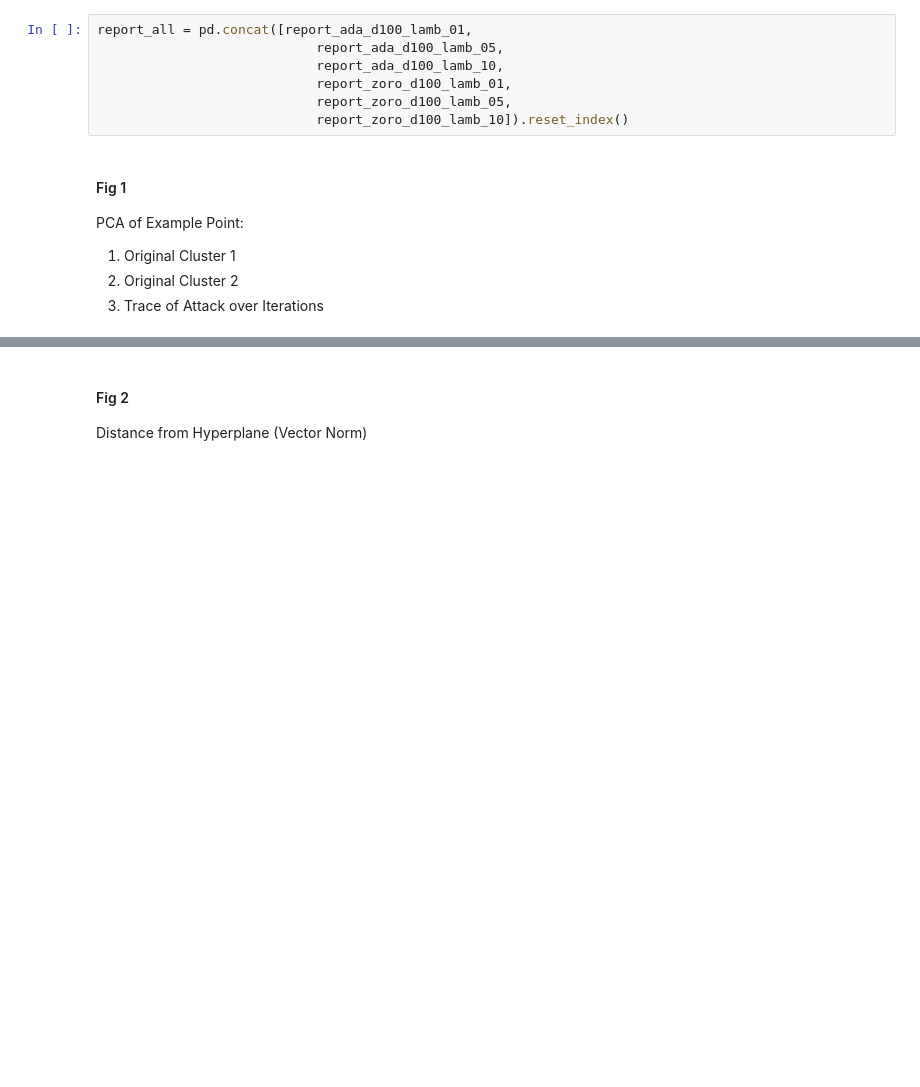
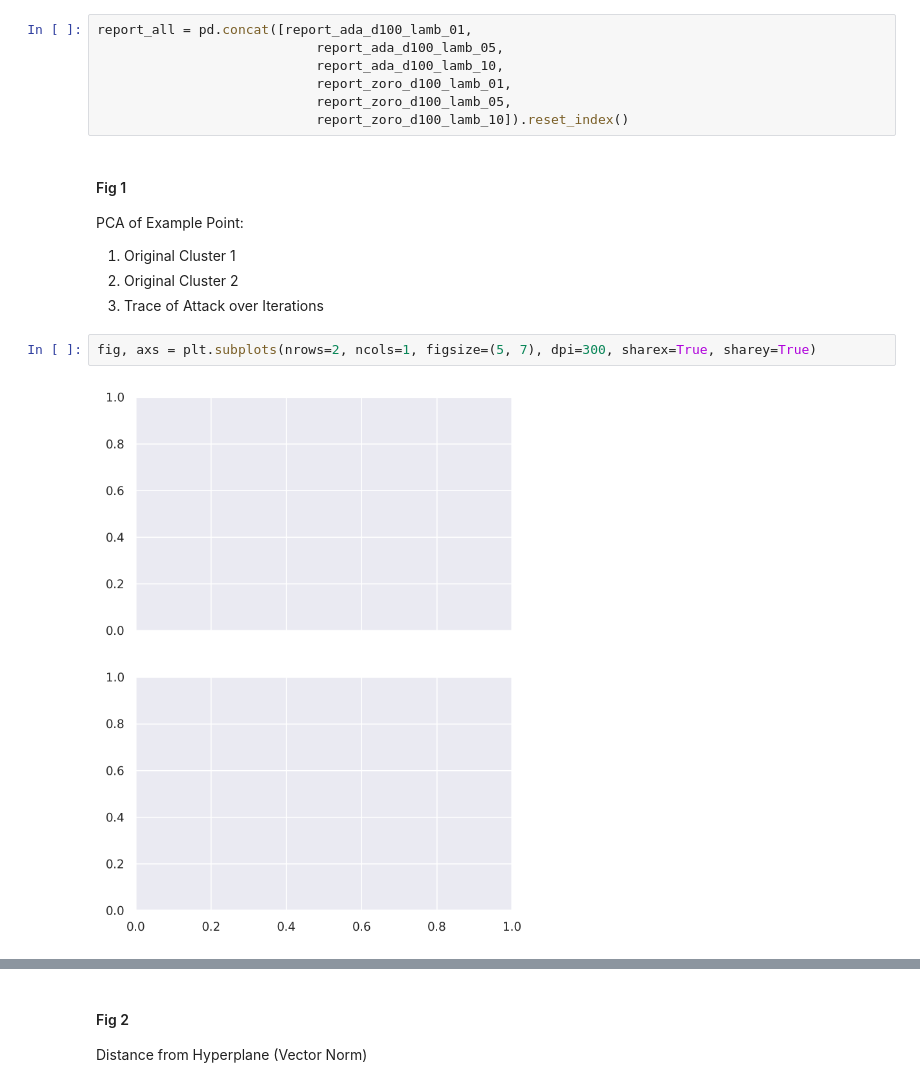
Before and after one commit to warhuus/optml-project, a Jupyter notebook: VisualizeResults.ipynb, the cells around one changed output, grey strips where cells are left out. Cells and saved outputs as stored; diff of their text form; blank space fills up the shorter version.

```diff
--- a/VisualizeResults.ipynb
+++ b/VisualizeResults.ipynb
@@ -169,3 +169,7 @@ PCA of Example Point:
 1. Original Cluster 1
 2. Original Cluster 2
 3. Trace of Attack over Iterations
+# %%
+fig, axs = plt.subplots(nrows=2, ncols=1, figsize=(5, 7), dpi=300, sharex=True, sharey=True)
+# %% [output]
+[figure, added]
```
Also changed, not shown: parts of 6 cells of this notebook, 2 other files.
